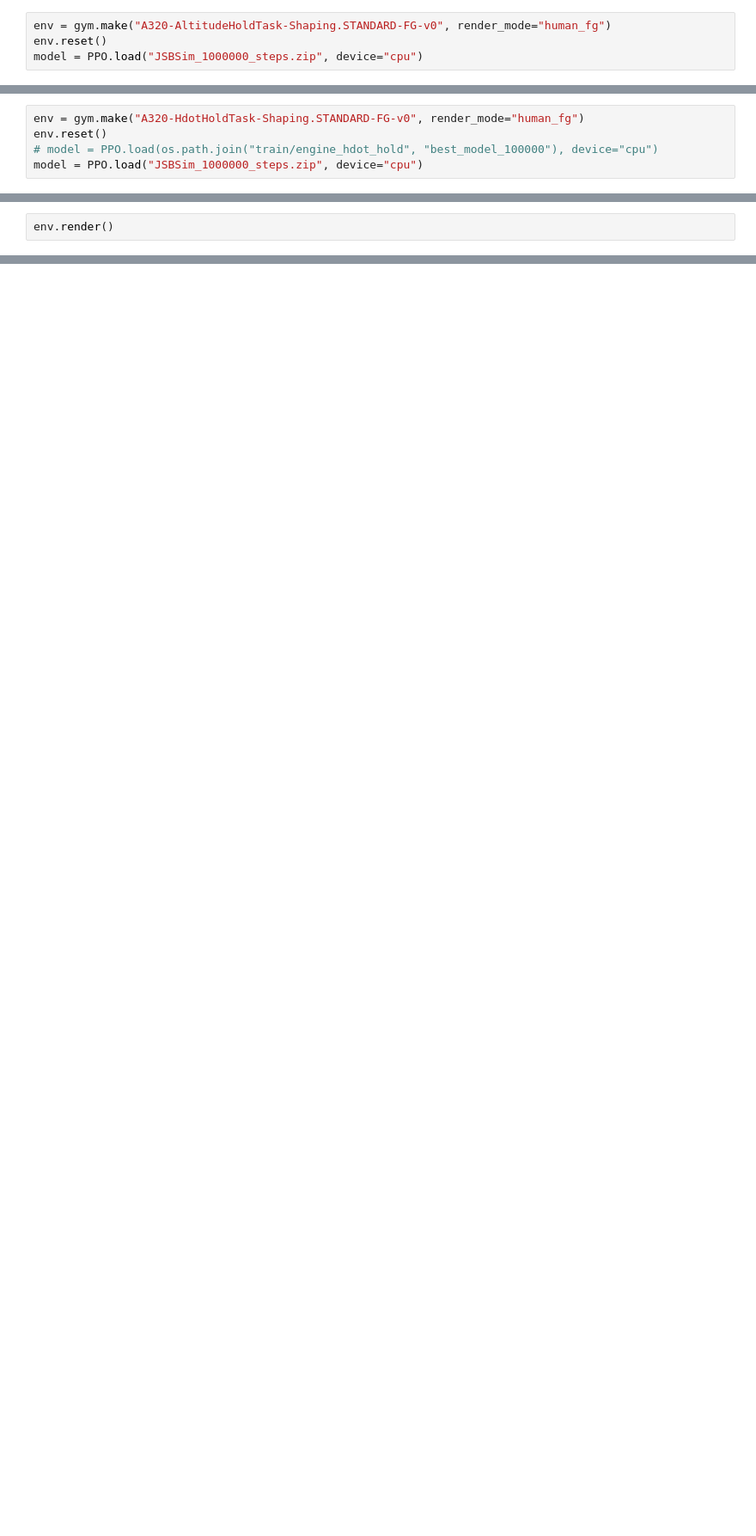
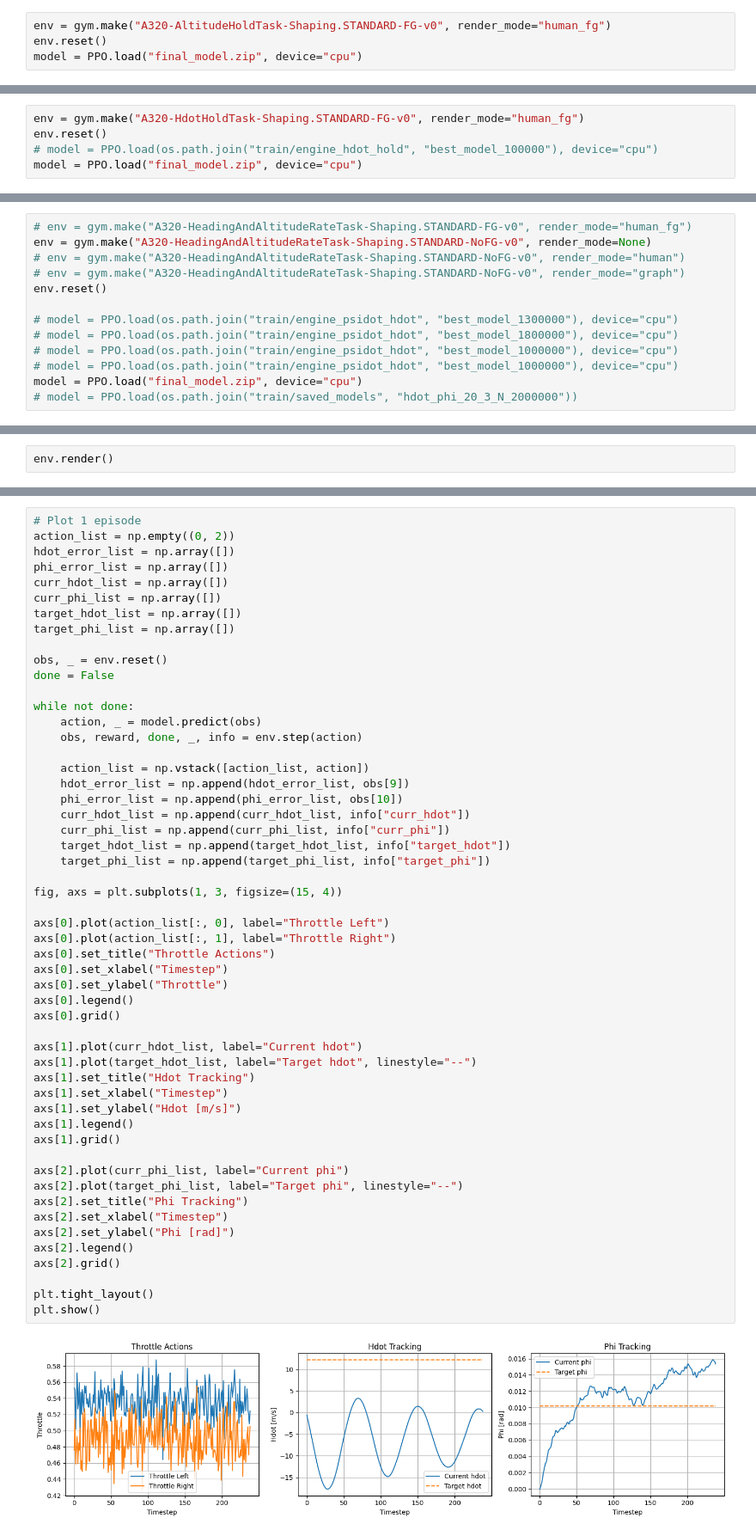
Before and after one commit to pietbcm/diff_thrust_rl, a Jupyter notebook: engine_control.ipynb, the cells around one changed output, grey strips where cells are left out. Shown at 86% size. Drawn from its saved outputs; the diff is of its cells as text; blank space fills up the shorter version.

```diff
--- a/engine_control.ipynb
+++ b/engine_control.ipynb
@@ -88,4 +153,4 @@ model.save("JSBSim_1000000_steps")
 # %%
 env = gym.make("A320-AltitudeHoldTask-Shaping.STANDARD-FG-v0", render_mode="human_fg")
 env.reset()
-model = PPO.load("JSBSim_1000000_steps.zip", device="cpu")
+model = PPO.load("final_model.zip", device="cpu")
@@ -93,9 +163,22 @@ model = PPO.load("JSBSim_1000000_steps.zip", device="cpu")
 env = gym.make("A320-HdotHoldTask-Shaping.STANDARD-FG-v0", render_mode="human_fg")
 env.reset()
 # model = PPO.load(os.path.join("train/engine_hdot_hold", "best_model_100000"), device="cpu")
-model = PPO.load("JSBSim_1000000_steps.zip", device="cpu")
+model = PPO.load("final_model.zip", device="cpu")
 # %% [output]
      JSBSim Flight Dynamics Model v1.2.3 Jun  7 2025 19:28:34
             [JSBSim-ML v2.0]
 
 JSBSim startup beginning ...
+# %%
+# env = gym.make("A320-HeadingAndAltitudeRateTask-Shaping.STANDARD-FG-v0", render_mode="human_fg")
+env = gym.make("A320-HeadingAndAltitudeRateTask-Shaping.STANDARD-NoFG-v0", render_mode=None)
+# env = gym.make("A320-HeadingAndAltitudeRateTask-Shaping.STANDARD-NoFG-v0", render_mode="human")
+# env = gym.make("A320-HeadingAndAltitudeRateTask-Shaping.STANDARD-NoFG-v0", render_mode="graph")
+env.reset()
+
+# model = PPO.load(os.path.join("train/engine_psidot_hdot", "best_model_1300000"), device="cpu")
+# model = PPO.load(os.path.join("train/engine_psidot_hdot", "best_model_1800000"), device="cpu")
+# model = PPO.load(os.path.join("train/engine_psidot_hdot", "best_model_1000000"), device="cpu")
+# model = PPO.load(os.path.join("train/engine_psidot_hdot", "best_model_1000000"), device="cpu")
+model = PPO.load("final_model.zip", device="cpu")
+# model = PPO.load(os.path.join("train/saved_models", "hdot_phi_20_3_N_2000000"))
@@ -113,0 +209,55 @@ for episode in range(1, 6):
+# %%
+# Plot 1 episode
+action_list = np.empty((0, 2))
+hdot_error_list = np.array([])
+phi_error_list = np.array([])
+curr_hdot_list = np.array([])
+curr_phi_list = np.array([])
+target_hdot_list = np.array([])
+target_phi_list = np.array([])
+
+obs, _ = env.reset()
+done = False
+
+while not done:
+    action, _ = model.predict(obs)
+    obs, reward, done, _, info = env.step(action)
+
+    action_list = np.vstack([action_list, action])
+    hdot_error_list = np.append(hdot_error_list, obs[9])
+    phi_error_list = np.append(phi_error_list, obs[10])
+    curr_hdot_list = np.append(curr_hdot_list, info["curr_hdot"])
+    curr_phi_list = np.append(curr_phi_list, info["curr_phi"])
+    target_hdot_list = np.append(target_hdot_list, info["target_hdot"])
+    target_phi_list = np.append(target_phi_list, info["target_phi"])
+
+fig, axs = plt.subplots(1, 3, figsize=(15, 4))
+
+axs[0].plot(action_list[:, 0], label="Throttle Left")
+axs[0].plot(action_list[:, 1], label="Throttle Right")
+axs[0].set_title("Throttle Actions")
+axs[0].set_xlabel("Timestep")
+axs[0].set_ylabel("Throttle")
+axs[0].legend()
+axs[0].grid()
+
+axs[1].plot(curr_hdot_list, label="Current hdot")
+axs[1].plot(target_hdot_list, label="Target hdot", linestyle="--")
+axs[1].set_title("Hdot Tracking")
+axs[1].set_xlabel("Timestep")
+axs[1].set_ylabel("Hdot [m/s]")
+axs[1].legend()
+axs[1].grid()
+
+axs[2].plot(curr_phi_list, label="Current phi")
+axs[2].plot(target_phi_list, label="Target phi", linestyle="--")
+axs[2].set_title("Phi Tracking")
+axs[2].set_xlabel("Timestep")
+axs[2].set_ylabel("Phi [rad]")
+axs[2].legend()
+axs[2].grid()
+
+plt.tight_layout()
+plt.show()
+# %% [output]
+[figure, added]
```
Also changed, not shown: parts of 22 cells of this notebook, 3 other files.
